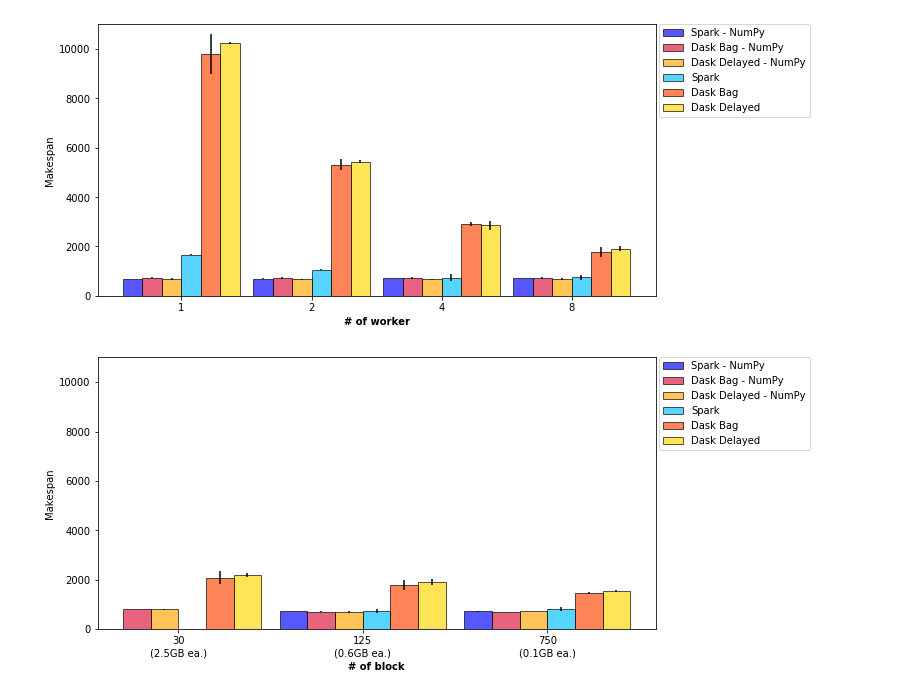
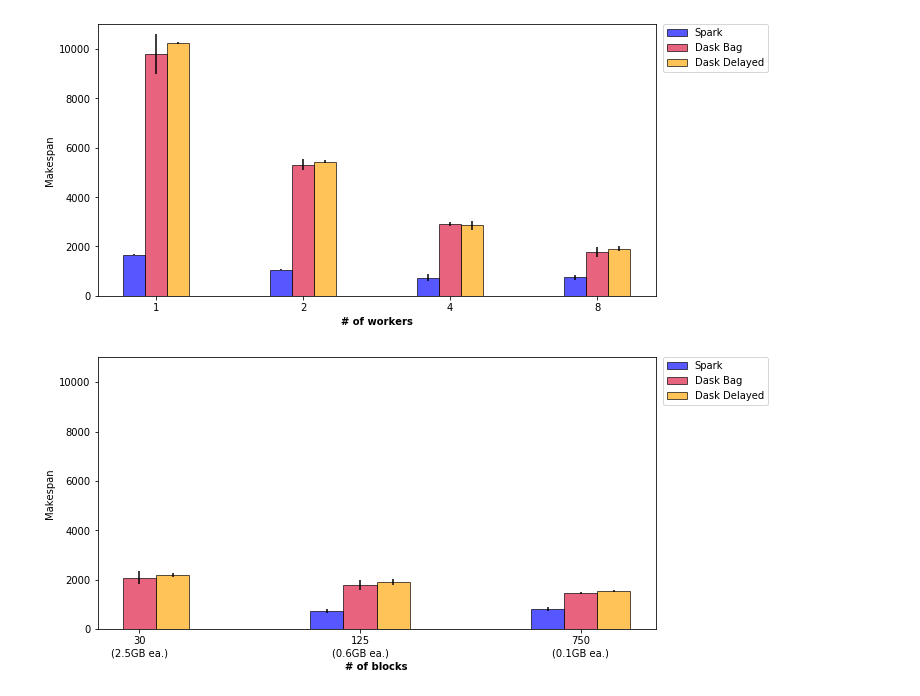
Before and after one commit to big-data-lab-team/paper-big-data-engines, a Jupyter notebook: results/plot-script/bar_plot-histogram.ipynb, the cells around one changed output. Saved outputs shown, nothing was run; the diff lists cells and outputs as text; code cells hidden in the pictures.

Commit message:
Typos + changed position of x ticks + seperated histo np from histo python

```diff
--- a/results/plot-script/bar_plot-histogram.ipynb
+++ b/results/plot-script/bar_plot-histogram.ipynb
@@ -202,20 +120,20 @@ def plot_results(exp_type, exp_names, xlabel, xticks_label, *, f_out=None):
 # %%
 exp_type = "histogram"
 exp_names = ["1node", "2node", "4node", "baseline"]
-xlabel = "# of worker"
+xlabel = "# of workers"
 xticks_label = ["1", "2", "4", "8"]
 f_out = "histo_worker.png"
 
 plot_results(exp_type, exp_names, xlabel, xticks_label, f_out=f_out)
 # %% [output]
-[figure, old version]
+[figure, new version]
 # %%
 exp_type = "histogram"
 exp_names = ["30chunks", "baseline", "750chunks"]
-xlabel = "# of block"
+xlabel = "# of blocks"
 xticks_label = ["30\n(2.5GB ea.)", "125\n(0.6GB ea.)", "750\n(0.1GB ea.)"]
 f_out = "histo_block.png"
 
 plot_results(exp_type, exp_names, xlabel, xticks_label, f_out=f_out)
 # %% [output]
-[figure, old version]
+[figure, new version]
```
Also changed, not shown: parts of 1 cell of this notebook, 26 other files.
